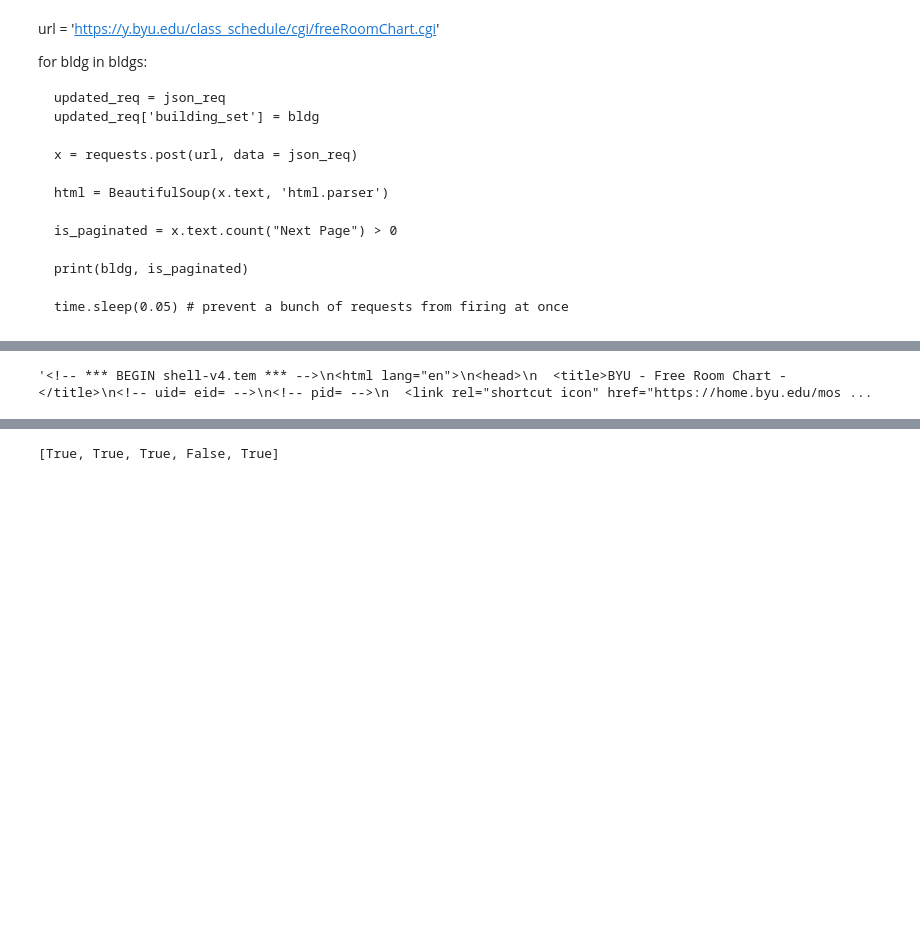
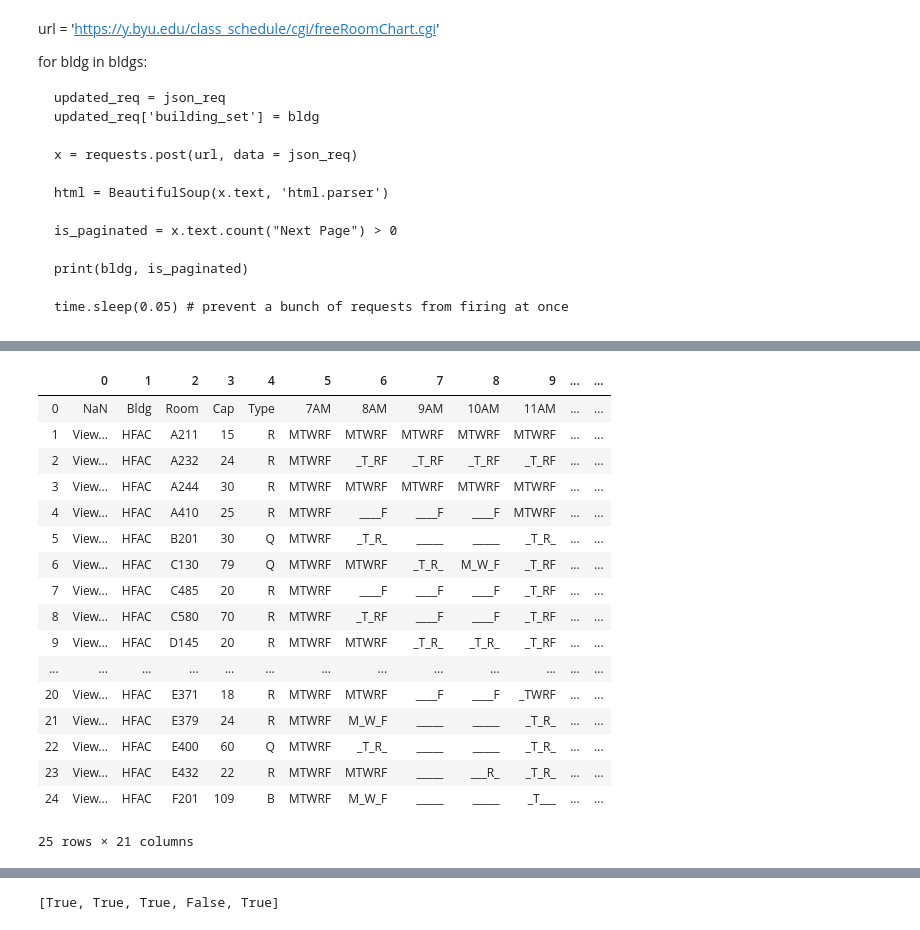
Before and after one commit to vinhowe/studyspots, a Jupyter notebook: classroom_availability_scraper.ipynb, the cells around one changed output, grey strips where cells are left out. Saved outputs shown, nothing was run; the diff lists cells and outputs as text; code cells hidden in the pictures; blank space fills up the shorter version.

```diff
--- a/classroom_availability_scraper.ipynb
+++ b/classroom_availability_scraper.ipynb
@@ -128,7 +122,24 @@ Fetching data for WSC
-# %%
-data[-1].text
-# %% [output]
-'<!-- *** BEGIN shell-v4.tem *** -->\n<html lang="en">\n<head>\n  <title>BYU - Free Room Chart - </title>\n<!-- uid= eid= -->\n<!-- pid= -->\n  <link rel="shortcut icon" href="https://home.byu.edu/mos ...
+# %%
+pd.read_html(data[8].text, attrs={'class': 'tabletrim'})[0]
+# %% [output]
+|  | 0 | 1 | 2 | 3 | 4 | 5 | 6 | 7 | 8 | 9 | ... | ... |
+| 0 | NaN | Bldg | Room | Cap | Type | 7AM | 8AM | 9AM | 10AM | 11AM | ... | ... |
+| 1 | View... | HFAC | A211 | 15 | R | MTWRF | MTWRF | MTWRF | MTWRF | MTWRF | ... | ... |
+| 2 | View... | HFAC | A232 | 24 | R | MTWRF | _T_RF | _T_RF | _T_RF | _T_RF | ... | ... |
+| 3 | View... | HFAC | A244 | 30 | R | MTWRF | MTWRF | MTWRF | MTWRF | MTWRF | ... | ... |
+| 4 | View... | HFAC | A410 | 25 | R | MTWRF | ____F | ____F | ____F | MTWRF | ... | ... |
+| 5 | View... | HFAC | B201 | 30 | Q | MTWRF | _T_R_ | _____ | _____ | _T_R_ | ... | ... |
+| 6 | View... | HFAC | C130 | 79 | Q | MTWRF | MTWRF | _T_R_ | M_W_F | _T_RF | ... | ... |
+| 7 | View... | HFAC | C485 | 20 | R | MTWRF | ____F | ____F | ____F | _T_RF | ... | ... |
+| 8 | View... | HFAC | C580 | 70 | R | MTWRF | _T_RF | ____F | ____F | _T_RF | ... | ... |
+| 9 | View... | HFAC | D145 | 20 | R | MTWRF | MTWRF | _T_R_ | _T_R_ | _T_RF | ... | ... |
+| ... | ... | ... | ... | ... | ... | ... | ... | ... | ... | ... | ... | ... |
+| 20 | View... | HFAC | E371 | 18 | R | MTWRF | MTWRF | ____F | ____F | _TWRF | ... | ... |
+| 21 | View... | HFAC | E379 | 24 | R | MTWRF | M_W_F | _____ | _____ | _T_R_ | ... | ... |
+| 22 | View... | HFAC | E400 | 60 | Q | MTWRF | _T_R_ | _____ | _____ | _T_R_ | ... | ... |
+| 23 | View... | HFAC | E432 | 22 | R | MTWRF | MTWRF | _____ | ___R_ | _T_R_ | ... | ... |
+| 24 | View... | HFAC | F201 | 109 | B | MTWRF | M_W_F | _____ | _____ | _T___ | ... | ... |
+25 rows × 21 columns
 # %%
 base_table = None
 
```
Also changed, not shown: parts of 13 cells of this notebook, 8 other files.
